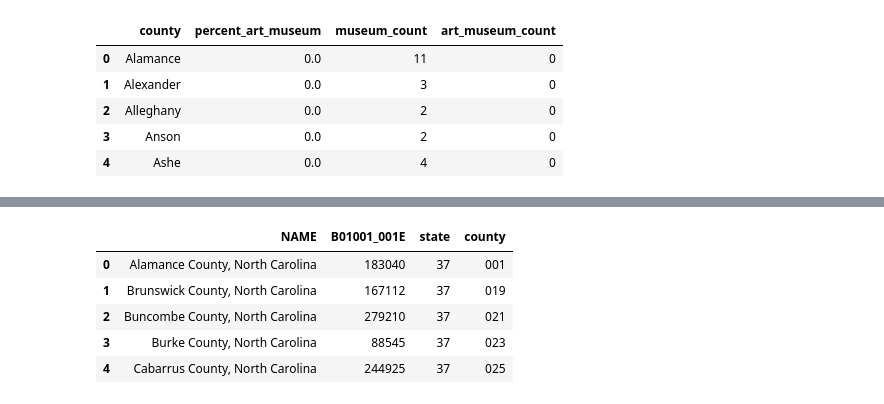
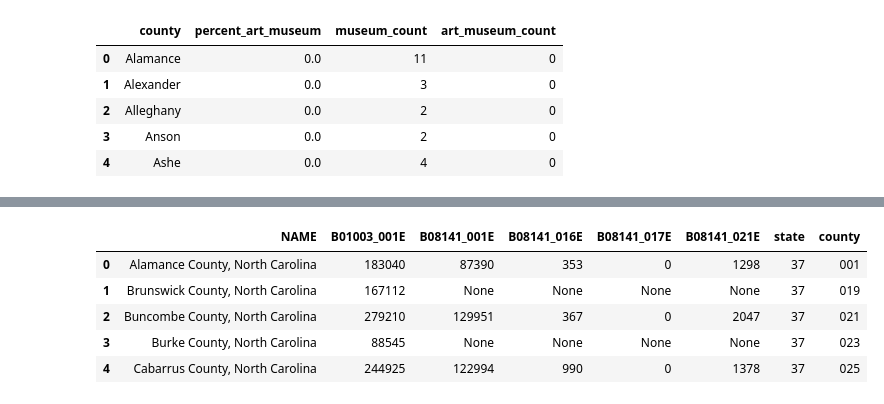
Before and after one commit to allisonbri/DataSciencePortfolio, a Jupyter notebook: PortfolioProject1.ipynb, the cells around one changed output, grey strips where cells are left out. Cells and saved outputs as stored; diff of their text form; code cells hidden in the pictures.

```diff
--- a/PortfolioProject1.ipynb
+++ b/PortfolioProject1.ipynb
@@ -12,3 +12,14 @@ import pandas as pd
 import matplotlib.pyplot as plt
 import seaborn as sns
 from dotenv import load_dotenv, find_dotenv
+# %%
+env_content = """
+CENSUS_API_KEY=37d5985ad46bc17215096d5b16589ea3d45dada8
+"""
+
+with open(".env", "w") as f:
+    f.write(env_content.strip())
+
+print("📁 Brand new .env file force-created right next to your notebook!")
+from dotenv import load_dotenv
+print("Loading status:", load_dotenv(".env", override=True))
@@ -75,3 +88,13 @@ variables = ",".join([
     "B08141_021E",     #Estimate!!Total:!!Walked:
 
 ])
+
+url = f"https://api.census.gov/data/2024/acs/acs1?get={variables}&for=county:*&in=state:37&key={api_key}"
+
+response = requests.get(url)
+
+data = response.json()
+
+df = pd.DataFrame(data[1:], columns=data[0])
+
+df
@@ -80,9 +119,11 @@ df = pd.DataFrame(data[1:], columns=data[0])
 # %%
+df.to_csv("census_data.csv", index=False)
+
 df.head()
 # %% [output]
-|  | NAME | B01001_001E | state | county |
-| 0 | Alamance County, North Carolina | 183040 | 37 | 001 |
-| 1 | Brunswick County, North Carolina | 167112 | 37 | 019 |
-| 2 | Buncombe County, North Carolina | 279210 | 37 | 021 |
-| 3 | Burke County, North Carolina | 88545 | 37 | 023 |
-| 4 | Cabarrus County, North Carolina | 244925 | 37 | 025 |
+|  | NAME | B01003_001E | B08141_001E | B08141_016E | B08141_017E | B08141_021E | state | county |
+| 0 | Alamance County, North Carolina | 183040 | 87390 | 353 | 0 | 1298 | 37 | 001 |
+| 1 | Brunswick County, North Carolina | 167112 | None | None | None | None | 37 | 019 |
+| 2 | Buncombe County, North Carolina | 279210 | 129951 | 367 | 0 | 2047 | 37 | 021 |
+| 3 | Burke County, North Carolina | 88545 | None | None | None | None | 37 | 023 |
+| 4 | Cabarrus County, North Carolina | 244925 | 122994 | 990 | 0 | 1378 | 37 | 025 |
```
Also changed, not shown: parts of 16 cells of this notebook, 2 other files.
